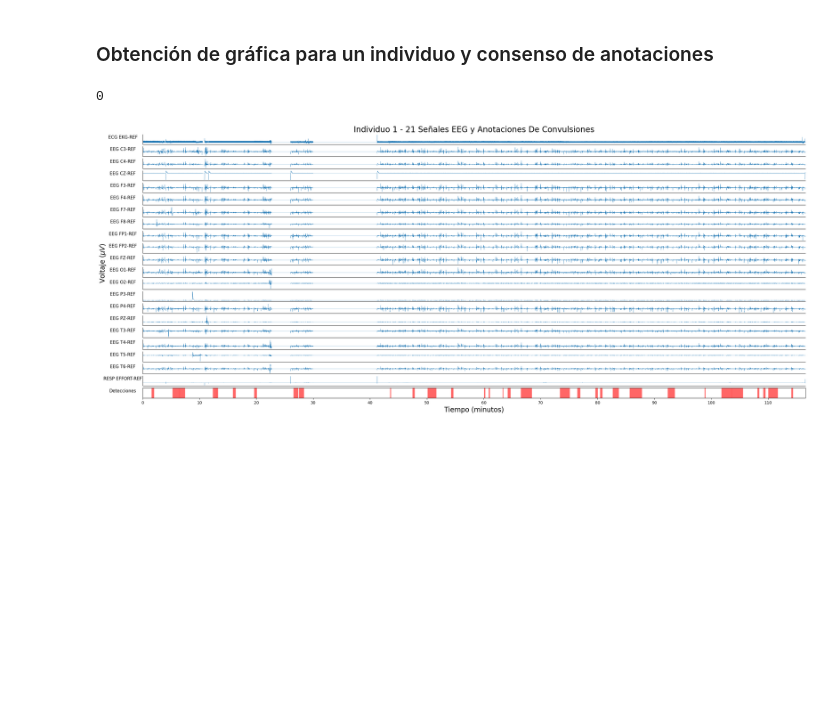
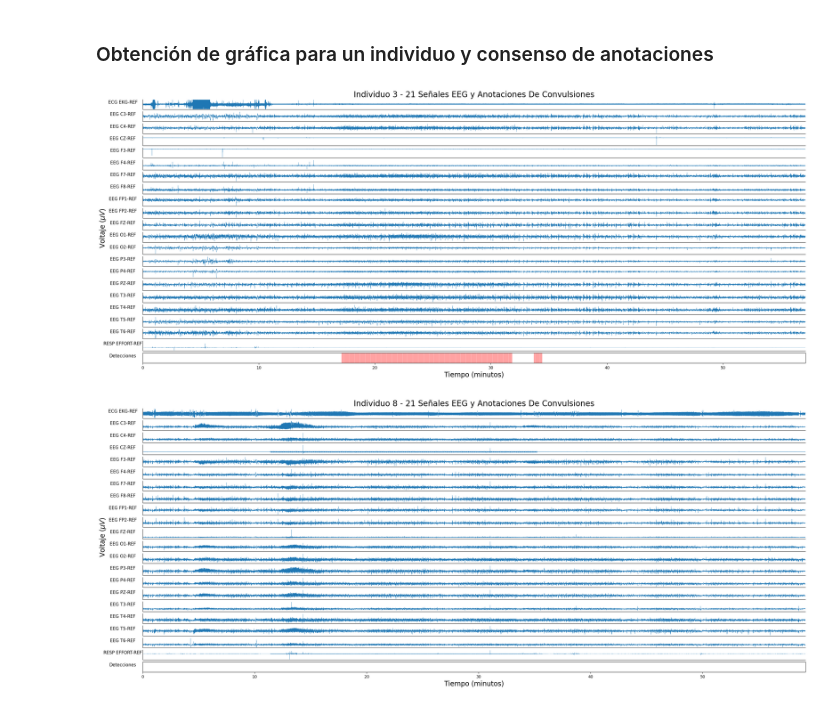
Before and after one commit to M4thinking/Mismodelling-on-Time-Series, a Jupyter notebook: scripts/models.ipynb, the cells around one changed output. Cells and saved outputs as stored; diff of their text form; code cells hidden in the pictures; blank space fills up the shorter version.

```diff
--- a/scripts/models.ipynb
+++ b/scripts/models.ipynb
@@ -14,30 +9,2 @@ from torch.utils.data import Dataset, DataLoader
 # %% [markdown]
 ### Obtención de gráfica para un individuo y consenso de anotaciones
-# %%
-class EegDataset(Dataset):
-    def __init__(self, transform=None):
-        super().__init__()
-        self.transform = transform
-        self.labels = pd.read_csv('../data/labels.csv')
-
-    def __len__(self):
-        return len(self.labels.columns)
-
-    def item(self,idx):
-        raw_file = f'../data/eeg{idx+1}.edf'
-        raw = mne.io.read_raw_edf(raw_file, preload = True, verbose = False)
-        data = raw.get_data()
-        names = map(str.upper, raw.ch_names)
-        names = [n + "-REF" if not re.search("-REF", n) else n for n in names]
-        sample = data[np.argsort(names), :]
-        names = np.sort(names)
-        # Labels son la columna idx+1 del csv, un vector de 0s y 1s
-        label = self.labels.iloc[:, idx].values.astype('float')
-        return sample, label, names
-
-    # Los individuos van de 0 a 78, pero los archivos de 1 a 79, y las labels de 0 a 78
-    def __getitem__(self, idx):
-        sample, label, _ = self.item(idx)
-        if self.transform:
-            sample = self.transform(sample)
-        return sample, label
@@ -47,38 +10,0 @@ eeg_dataset = EegDataset()
-# %%
-# Graficar un individuo para las 21 señales
-sample, detections, names = eeg_dataset.item(0)
-
-fig, axs = plt.subplots(len(names)+1, 1, figsize=(30, 12))
-for ax, name, signal in zip(axs[:-1], names, sample):
-    ax.plot(signal, linewidth=0.3)
-    ax.set_xticks([])
-    ax.set_yticks([])
-    ax.set_xlim([0, len(sample[0])])
-    ax.spines['top'].set_visible(False)
-    ax.spines['right'].set_visible(False)
-    ax.set_ylabel(name, rotation=0, labelpad=50, fontsize=11)
-
-for i, detection in enumerate(detections):
-    if detection == 1:
-        axs[-1].axvline(x=256*i, color='red', linewidth=0.1)
-        axs[-1].axvline(x=256*(i+1), color='red', linewidth=0.1)
-
-# X ticks cada 30min, es decir, /256*60*30
-axs[-1].set_xticks(np.arange(0, len(sample[0]), 256*60*10))
-axs[-1].set_xticklabels(np.arange(0, len(sample[0])//(256*60)+1, 10))
-
-# Agregar caja de texto simulando un eje y en el ax[10]
-axs[10].text(-0.06, 0.2, 'Voltaje ($\mu V$)', horizontalalignment='center', verticalalignment='center', transform=axs[10].transAxes, rotation=90, fontsize=17)
-
-axs[-1].set_xlabel('Tiempo (minutos)', fontsize=17)
-axs[-1].set_ylabel('Detecciones', rotation=0, labelpad=50, fontsize=11)
-axs[-1].set_xlim([0, len(sample[0])])
-axs[-1].set_yticks([])
-# Guardar la figura en svg
-axs[0].set_title('Individuo 1 - 21 Señales EEG y Anotaciones De Convulsiones', fontsize=20)
-# Guardar sin bordes
-plt.savefig('eeg.svg', format='svg', dpi=600, bbox_inches='tight', pad_inches=0.1)
-plt.show()
-# %% [output]
-0
-[figure, removed]
@@ -108,0 +11,12 @@ plt.show()
+# %%
+import os, sys
+sys.path.append(os.path.abspath(os.path.join(os.getcwd(), os.pardir)))
+from modd.datasets import *
+# Test dataset
+dataset = EegDataset()
+dataset_nominal = EegDatasetNominal()
+dataset.plot(3)
+dataset_nominal.plot(3)
+# %% [output]
+[figure, added]
+[figure, added]
```
Also changed, not shown: parts of 4 cells of this notebook, 4 other files.
